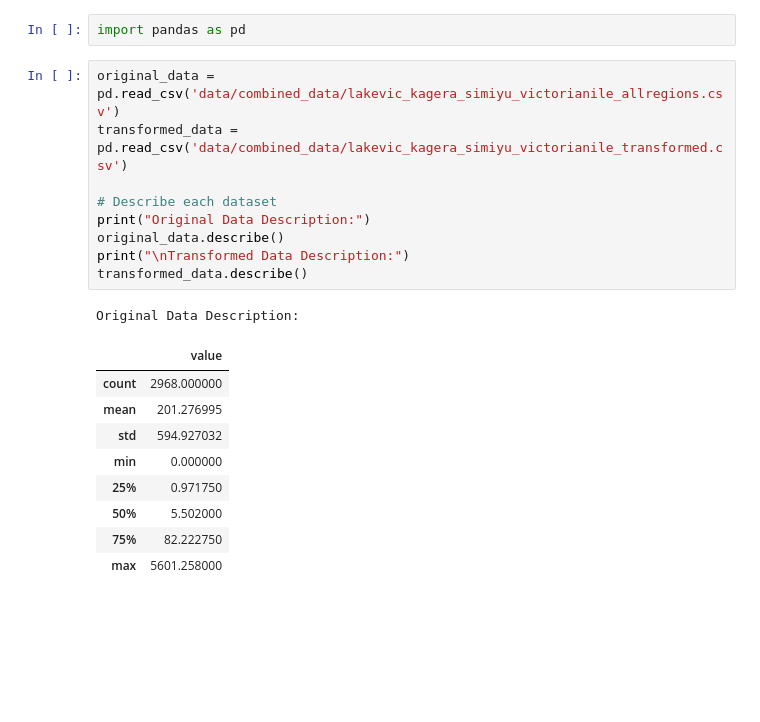
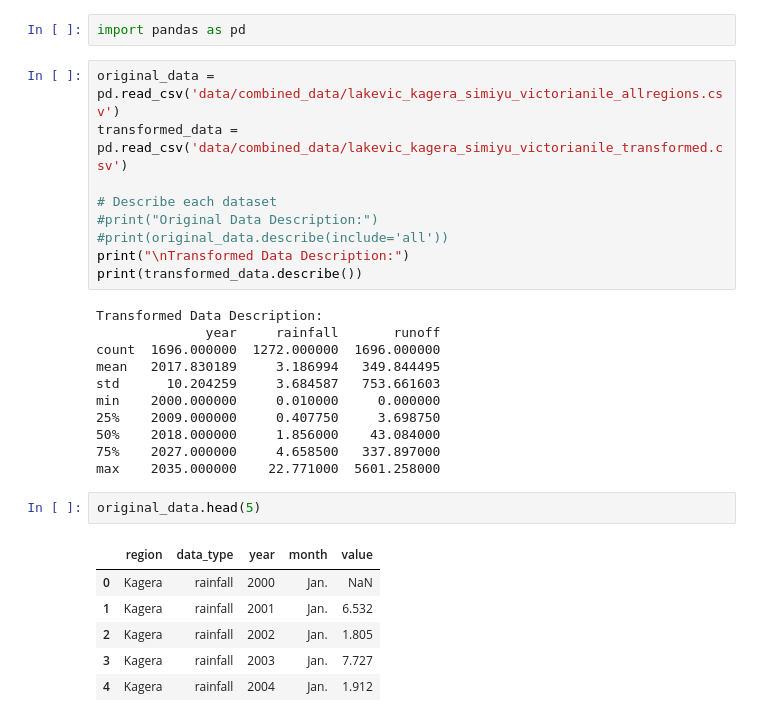
Before and after one commit to Tj-Dave/SmartByte-ML, a Jupyter notebook: intergrity_csv.ipynb, the cells around one changed output. Saved outputs shown, nothing was run; the diff lists cells and outputs as text; blank space fills up the shorter version.

```diff
--- a/intergrity_csv.ipynb
+++ b/intergrity_csv.ipynb
@@ -5,18 +5,27 @@ original_data = pd.read_csv('data/combined_data/lakevic_kagera_simiyu_victoriani
 transformed_data = pd.read_csv('data/combined_data/lakevic_kagera_simiyu_victorianile_transformed.csv')
 
 # Describe each dataset
-print("Original Data Description:")
-original_data.describe()
+#print("Original Data Description:")
+#print(original_data.describe(include='all'))
 print("\nTransformed Data Description:")
-transformed_data.describe()
+print(transformed_data.describe())
 # %% [output]
-Original Data Description:
+Transformed Data Description:
+              year     rainfall       runoff
+count  1696.000000  1272.000000  1696.000000
+mean   2017.830189     3.186994   349.844495
+std      10.204259     3.684587   753.661603
+min    2000.000000     0.010000     0.000000
+25%    2009.000000     0.407750     3.698750
+50%    2018.000000     1.856000    43.084000
+75%    2027.000000     4.658500   337.897000
+max    2035.000000    22.771000  5601.258000
-|  | value |
-| count | 2968.000000 |
-| mean | 201.276995 |
-| std | 594.927032 |
-| min | 0.000000 |
-| 25% | 0.971750 |
-| 50% | 5.502000 |
-| 75% | 82.222750 |
-| max | 5601.258000 |
+# %%
+original_data.head(5)
+# %% [output]
+|  | region | data_type | year | month | value |
+| 0 | Kagera | rainfall | 2000 | Jan. | NaN |
+| 1 | Kagera | rainfall | 2001 | Jan. | 6.532 |
+| 2 | Kagera | rainfall | 2002 | Jan. | 1.805 |
+| 3 | Kagera | rainfall | 2003 | Jan. | 7.727 |
+| 4 | Kagera | rainfall | 2004 | Jan. | 1.912 |
```
Also changed, not shown: parts of 4 cells of this notebook, 2 other files.
